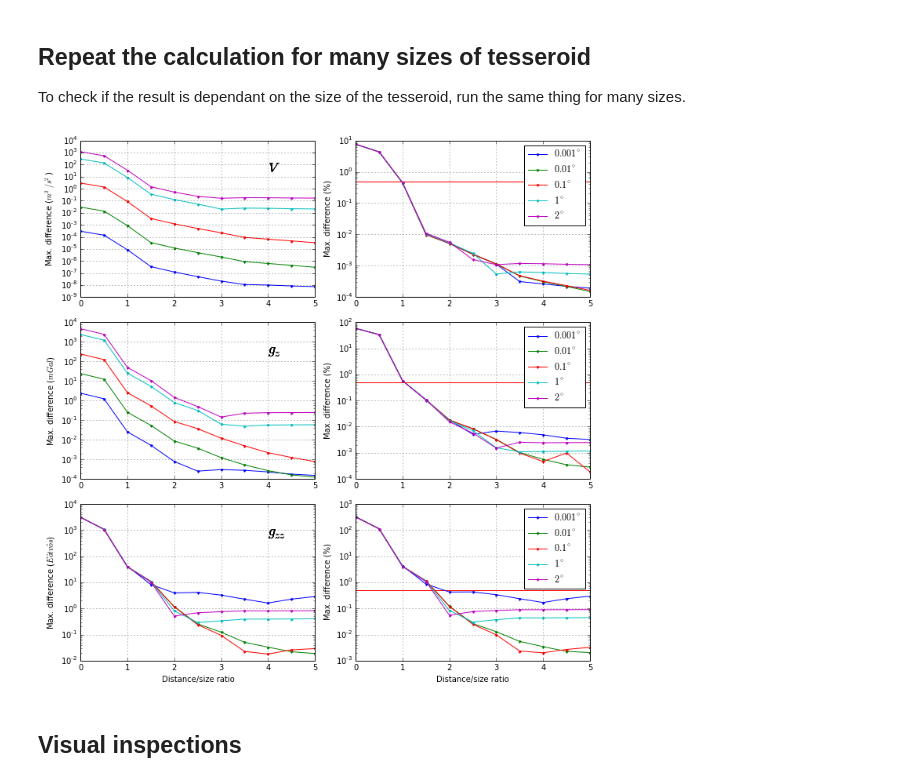
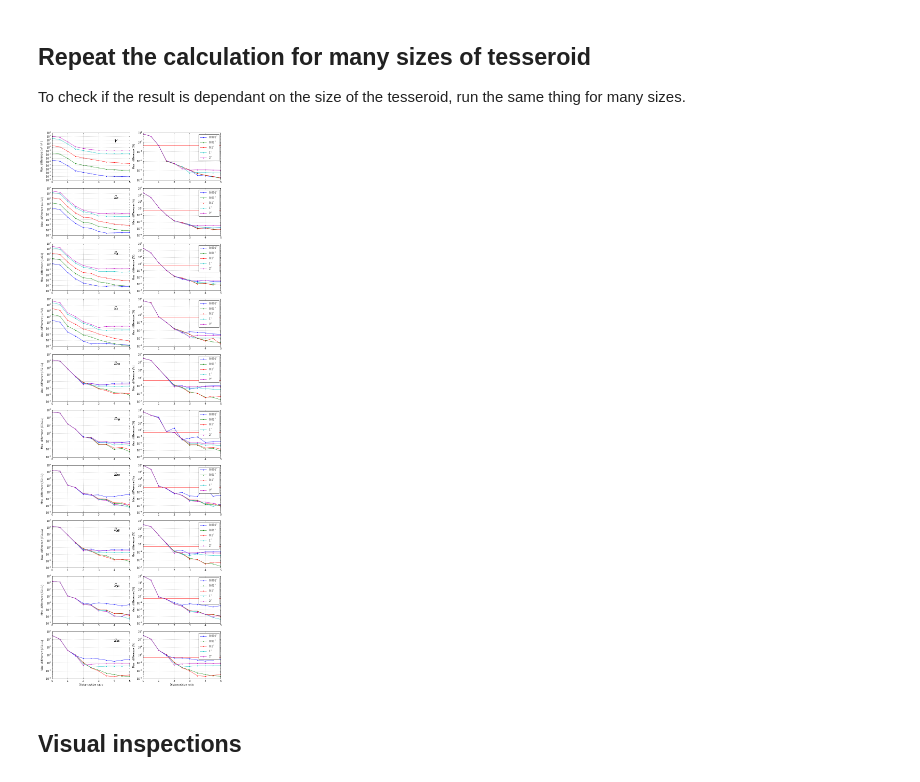
Before and after one commit to pinga-lab/paper-tesseroids, a Jupyter notebook: notebooks/tesseroid_vs_prism.ipynb, the cells around one changed output. Saved outputs shown, nothing was run; the diff lists cells and outputs as text; code cells hidden in the pictures.

Commit message:
Plotting prism difference for all fields

```diff
--- a/notebooks/tesseroid_vs_prism.ipynb
+++ b/notebooks/tesseroid_vs_prism.ipynb
@@ -251,34 +251,36 @@ for size in sizes:
     prism_file_per_size.append(calc_prism_effect(gfile, pmodel))
     tess_file_per_size.append([calc_tess_effect(gfile, tmodel, r) for r in ratio])
 # %%
-fig, subplots = plt.subplots(3, 2, figsize=(10, 10))
+fig, subplots = plt.subplots(10, 2, figsize=(10, 30))
 for size, pfile, tfile in zip(sizes, prism_file_per_size, tess_file_per_size):
     diff, reldiff = calc_differences(pfile, tfile, npoints)
-    titles = [r'$V$', r'$g_z$', r'$g_{zz}$']
-    units = [r'$m^2/s^2$', r'$mGal$', r'$E\"otv\"os$']
-    fields = [0, 3, -1]
+    titles = [r'$V$', r'$g_x$', r'$g_y$', r'$g_z$',
+              r'$g_{xx}$', r'$g_{xy}$', r'$g_{xz}$', r'$g_{yy}$', r'$g_{yz}$', r'$g_{zz}$']
+    units = [r'$m^2/s^2$', r'$mGal$', r'$mGal$', r'$mGal$',
+             r'$E\"otv\"os$', r'$E\"otv\"os$', r'$E\"otv\"os$', r'$E\"otv\"os$', r'$E\"otv\"os$', r'$E\"otv\"os$']
+    fields = range(10)
     for i, unit, title, axes in zip(fields, units, titles, subplots):
         ax1, ax2 = axes
         # Plot the absolute difference
         ax1.text(0.8, 0.8, title, fontsize=18,
                  transform=ax1.transAxes)
         ax1.plot(ratio, diff[i, :], '.-', label=r'{:g}$\deg$'.format(size))
         ax1.grid(True)
         ax1.set_yscale('log')
         ax1.set_ylabel('Max. difference ({})'.format(unit))
         # Plot the relative difference in percentage
         ax2.plot(ratio, 100*reldiff[i, :], '.-', label=r'${:g}^\circ$'.format(size))
         ax2.grid(True)
         ax2.set_yscale('log')
         ax2.set_ylabel('Max. difference (%)')
         ax2.legend(loc='upper right', numpoints=1)
     ax1.set_xlabel('Distance/size ratio')
     ax2.set_xlabel('Distance/size ratio')
 for ax1, ax2 in subplots:
     ax2.hlines(0.5, ratio.min(), ratio.max(), colors='r')
 plt.tight_layout()
 # %% [output]
-[figure, old version]
+[figure, new version]
 # %% [markdown]
 ## Visual inspections
 # %% [markdown]
```
